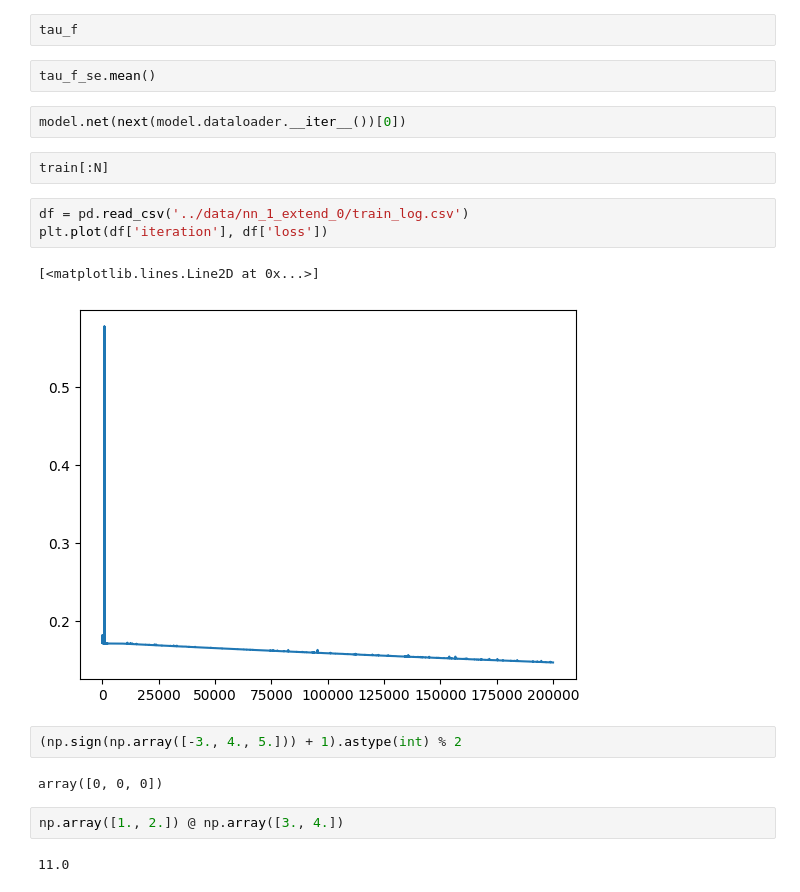
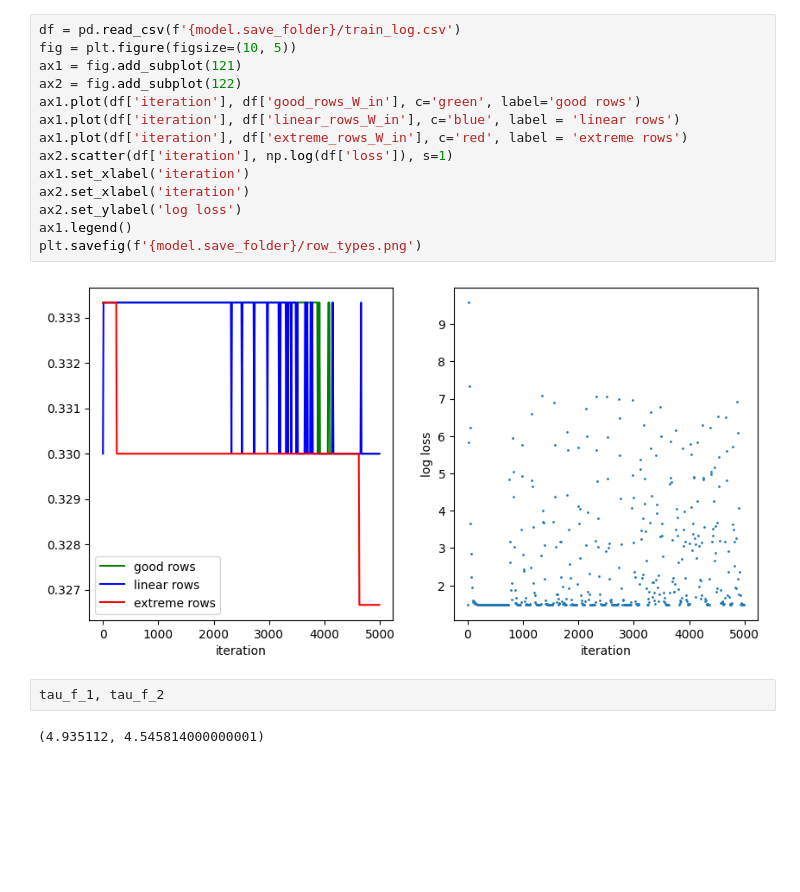
Before and after one commit to pinakm9/random-feature-map, a Jupyter notebook: notebooks/NN-rf-start.ipynb, the cells around one changed output. Cells and saved outputs as stored; diff of their text form; blank space fills up the shorter version.

```diff
--- a/notebooks/NN-rf-start.ipynb
+++ b/notebooks/NN-rf-start.ipynb
@@ -78,22 +117,20 @@ Time taken by compute_tau_f is 1.3719 seconds
-# %%
-tau_f
-# %%
-tau_f_se.mean()
-# %%
-model.net(next(model.dataloader.__iter__())[0])
-# %%
-train[:N]
-# %%
-df = pd.read_csv('../data/nn_1_extend_0/train_log.csv')
-plt.plot(df['iteration'], df['loss'])
-# %% [output]
-[<matplotlib.lines.Line2D at 0x...>]
-[figure, removed]
-# %%
-(np.sign(np.array([-3., 4., 5.])) + 1).astype(int) % 2
-# %% [output]
-array([0, 0, 0])
-# %%
-np.array([1., 2.]) @ np.array([3., 4.])
-# %% [output]
-11.0
+# %%
+df = pd.read_csv(f'{model.save_folder}/train_log.csv')
+fig = plt.figure(figsize=(10, 5))
+ax1 = fig.add_subplot(121)
+ax2 = fig.add_subplot(122)
+ax1.plot(df['iteration'], df['good_rows_W_in'], c='green', label='good rows')
+ax1.plot(df['iteration'], df['linear_rows_W_in'], c='blue', label = 'linear rows')
+ax1.plot(df['iteration'], df['extreme_rows_W_in'], c='red', label = 'extreme rows')
+ax2.scatter(df['iteration'], np.log(df['loss']), s=1)
+ax1.set_xlabel('iteration')
+ax2.set_xlabel('iteration')
+ax2.set_ylabel('log loss')
+ax1.legend()
+plt.savefig(f'{model.save_folder}/row_types.png')
+# %% [output]
+[figure, added]
+# %%
+tau_f_1, tau_f_2
+# %% [output]
+(4.935112, 4.545814000000001)
```
Also changed, not shown: parts of 16 cells of this notebook, 2 other files.
